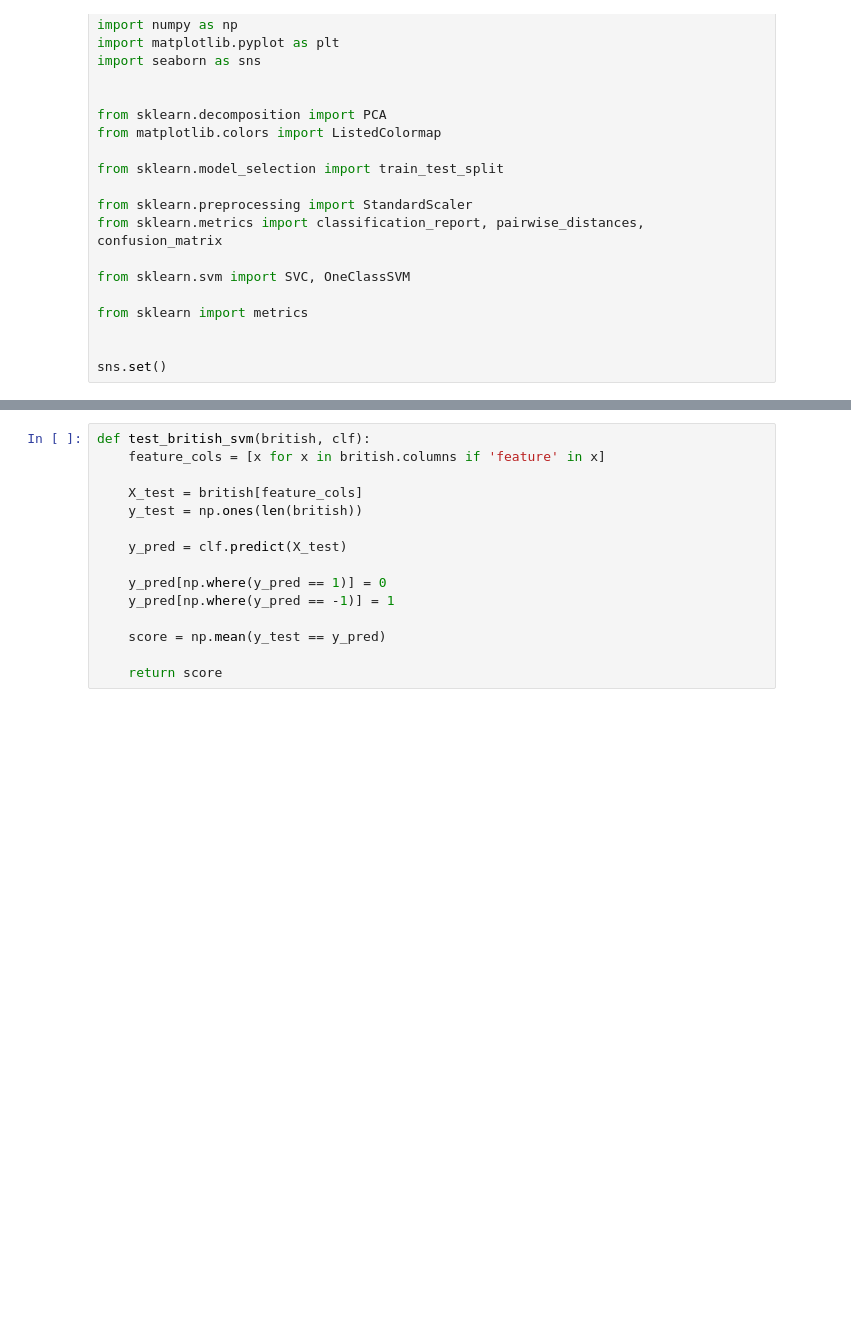
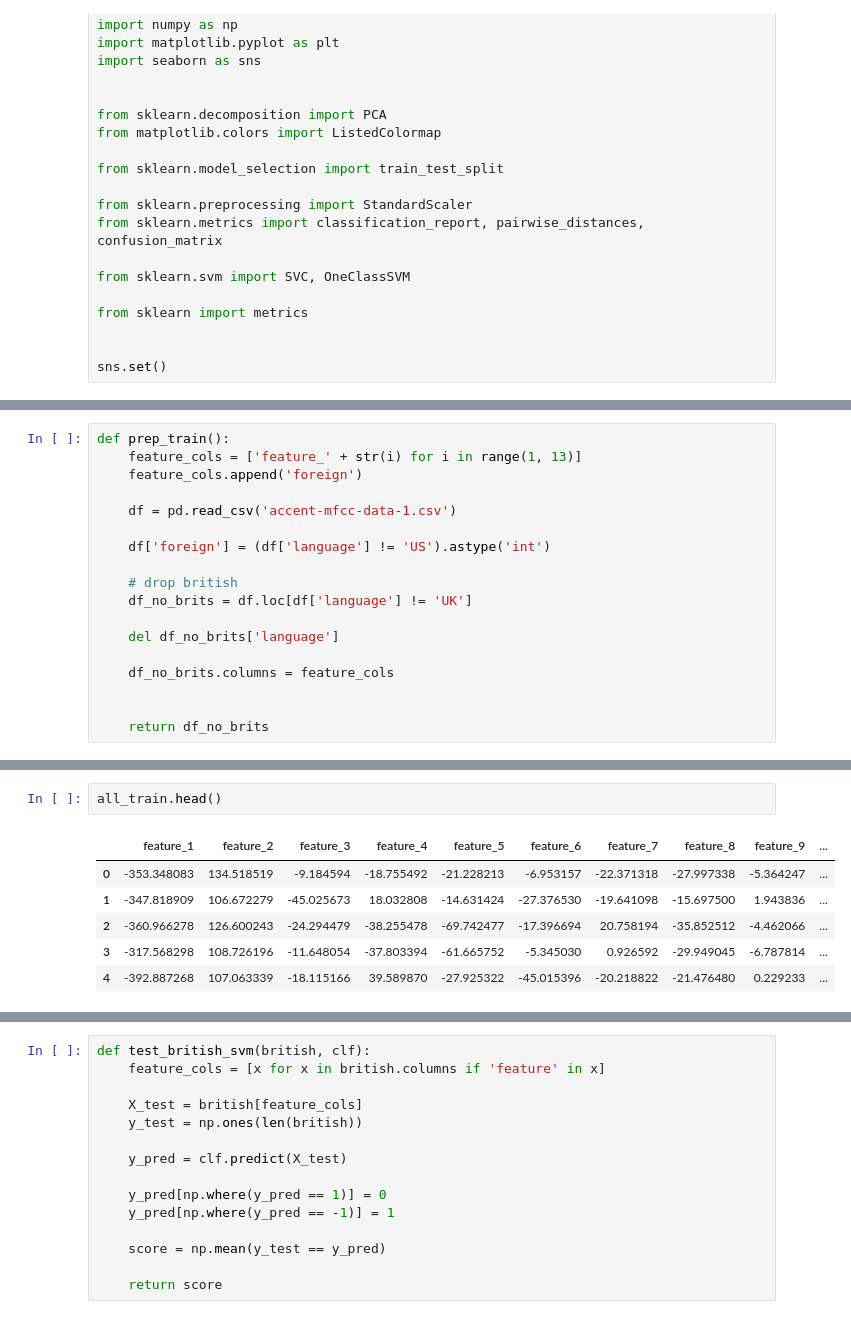
Before and after one commit to andrewpaster/isye_6740_final_project_accents, a Jupyter notebook: Models/One_class_SVM.ipynb, the cells around one changed output, grey strips where cells are left out. Saved outputs shown, nothing was run; the diff lists cells and outputs as text; blank space fills up the shorter version.

```diff
--- a/Models/One_class_SVM.ipynb
+++ b/Models/One_class_SVM.ipynb
@@ -39,3 +50,21 @@ sns.set()
+# %%
+def prep_train():
+    feature_cols = ['feature_' + str(i) for i in range(1, 13)]
+    feature_cols.append('foreign')
+
+    df = pd.read_csv('accent-mfcc-data-1.csv')
+
+    df['foreign'] = (df['language'] != 'US').astype('int')
+
+    # drop british
+    df_no_brits = df.loc[df['language'] != 'UK']
+
+    del df_no_brits['language']
+
+    df_no_brits.columns = feature_cols
+
+
+    return df_no_brits
 # %%
 def average_speakers(mfcc_df):
     feature_cols = [x for x in mfcc_df.columns if 'feature' in x]
@@ -72,3 +116,12 @@ train, test, british_df = load_data()
+# %%
+all_train.head()
+# %% [output]
+|  | feature_1 | feature_2 | feature_3 | feature_4 | feature_5 | feature_6 | feature_7 | feature_8 | feature_9 | ... |
+| 0 | -353.348083 | 134.518519 | -9.184594 | -18.755492 | -21.228213 | -6.953157 | -22.371318 | -27.997338 | -5.364247 | ... |
+| 1 | -347.818909 | 106.672279 | -45.025673 | 18.032808 | -14.631424 | -27.376530 | -19.641098 | -15.697500 | 1.943836 | ... |
+| 2 | -360.966278 | 126.600243 | -24.294479 | -38.255478 | -69.742477 | -17.396694 | 20.758194 | -35.852512 | -4.462066 | ... |
+| 3 | -317.568298 | 108.726196 | -11.648054 | -37.803394 | -61.665752 | -5.345030 | 0.926592 | -29.949045 | -6.787814 | ... |
+| 4 | -392.887268 | 107.063339 | -18.115166 | 39.589870 | -27.925322 | -45.015396 | -20.218822 | -21.476480 | 0.229233 | ... |
 # %%
 def fit_one_c_svm(train, test, nu=0.01 ,max_score = False):
     feature_cols = [x for x in train.columns if 'feature' in x]
```
Also changed, not shown: parts of 7 cells of this notebook, 1 other file.
